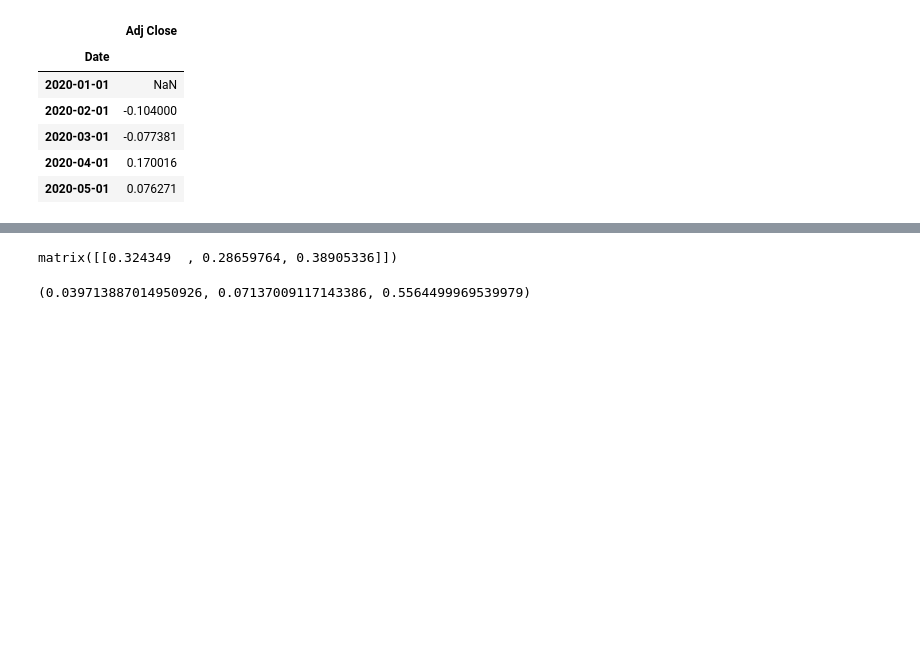
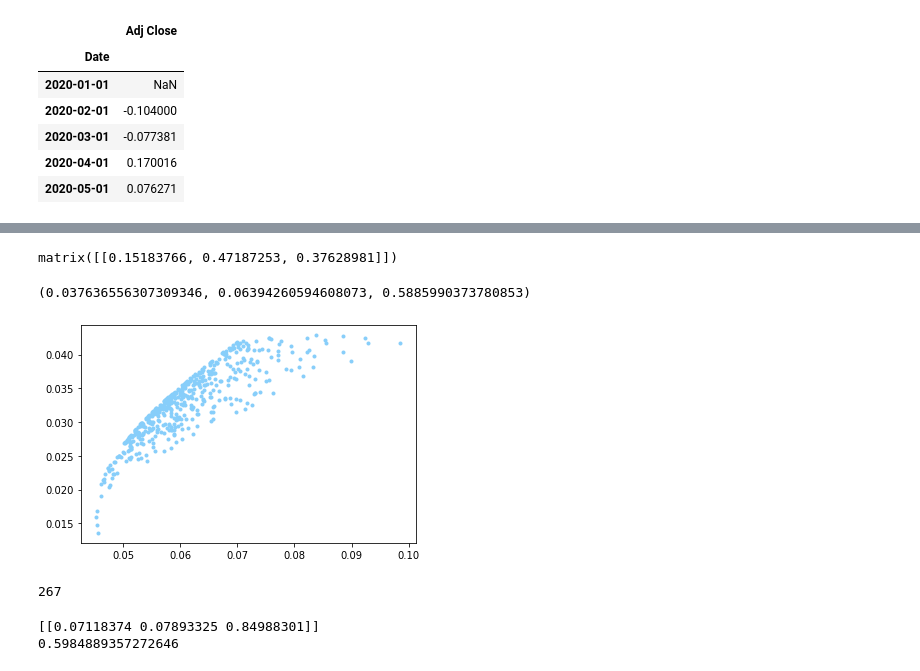
Before and after one commit to ZainabAlharbi/fintech, a Jupyter notebook: exercise.ipynb, the cells around one changed output, grey strips where cells are left out. Cells and saved outputs as stored; diff of their text form; code cells hidden in the pictures; blank space fills up the shorter version.

```diff
--- a/exercise.ipynb
+++ b/exercise.ipynb
@@ -55,7 +48,7 @@ returns_Rajhi.head()
 | 2020-04-01 | 0.093006 |
 | 2020-05-01 | 0.008741 |
 # %%
-Sabic = df = pd.read_csv("2020.csv", usecols=['Date', 'Adj Close'],
+Sabic = pd.read_csv("2020.csv", usecols=['Date', 'Adj Close'],
                                    parse_dates=["Date"],
                                    index_col=["Date"])
 #df.head()
@@ -75,5 +68,6 @@ df = pd.merge(returns_SA_oil, returns_Rajhi, on='Date', how='inner')
 #df
 # %%
 matrix_of_return_values = pd.merge(df, returns_Sabic, on='Date', how='inner')
-matrix_of_return_values = matrix_of_return_value.dropna()
+matrix_of_return_values = matrix_of_return_values.dropna()
 #matrix_of_return_value.index.duplicated().any()
+matrix_of_return_values.head()
@@ -87,22 +85,18 @@ portfolio_means = []
 portfolio_standard_deviations = []
 portfolio_sharpe_ratios = []
 # %%
-#random_asset_weights = np.random.random(2)
-#random_asset_weights /= random_asset_weights.sum()
-#random_asset_weights
 no_of_portfolios = 500
 no_of_asset_classes = matrix_of_return_values.shape[1]
 
 def get_random_asset_weights(no_of_asset_classes):
     random_asset_weights = np.random.rand(no_of_asset_classes)
     random_asset_weights /= sum(random_asset_weights)
-    random_asset_weights = np.asmatrix(random_asset_weights)  # <-- Include this line.
+    random_asset_weights = np.asmatrix(random_asset_weights)
     return random_asset_weights
 asset_weights = get_random_asset_weights(no_of_asset_classes)
 asset_weights
-#print(type(no_of_asset_classes))
 # %% [output]
-matrix([[0.324349  , 0.28659764, 0.38905336]])
+matrix([[0.15183766, 0.47187253, 0.37628981]])
 # %%
 def get_portfolio_statistics(asset_weights, matrix_of_return_values):
     asset_means = np.asmatrix(np.mean(matrix_of_return_values, axis = 0))
@@ -117,12 +111,28 @@ def get_portfolio_statistics(asset_weights, matrix_of_return_values):
     #print(portfolio_sharpe_ratio)
 get_portfolio_statistics(asset_weights, matrix_of_return_values)
 # %% [output]
-(0.039713887014950926, 0.07137009117143386, 0.5564499969539979)
+(0.037636556307309346, 0.06394260594608073, 0.5885990373780853)
 # %%
 while len(collection_of_random_asset_weights) < no_of_portfolios:
-    random_asset_weights = asset_weights(no_of_asset_classes)
+    random_asset_weights = get_random_asset_weights(no_of_asset_classes)
     collection_of_random_asset_weights.append(random_asset_weights)
     A,B,C=get_portfolio_statistics(random_asset_weights,matrix_of_return_values)
     portfolio_means.append(A)
     portfolio_standard_deviations.append(B)
     portfolio_sharpe_ratios.append(C)
+# %%
+plt.plot(portfolio_standard_deviations, portfolio_means, 'o', markersize = 3, color = 'lightskyblue')
+plt.show()
+# %% [output]
+[figure, added]
+# %%
+index = portfolio_sharpe_ratios.index(max(portfolio_sharpe_ratios))
+print(index)
+# %% [output]
+267
+# %%
+print(collection_of_random_asset_weights[index])
+print(portfolio_sharpe_ratios[index])
+# %% [output]
+[[0.07118374 0.07893325 0.84988301]]
+0.5984889357272646
```
Also changed, not shown: parts of 5 cells of this notebook.
